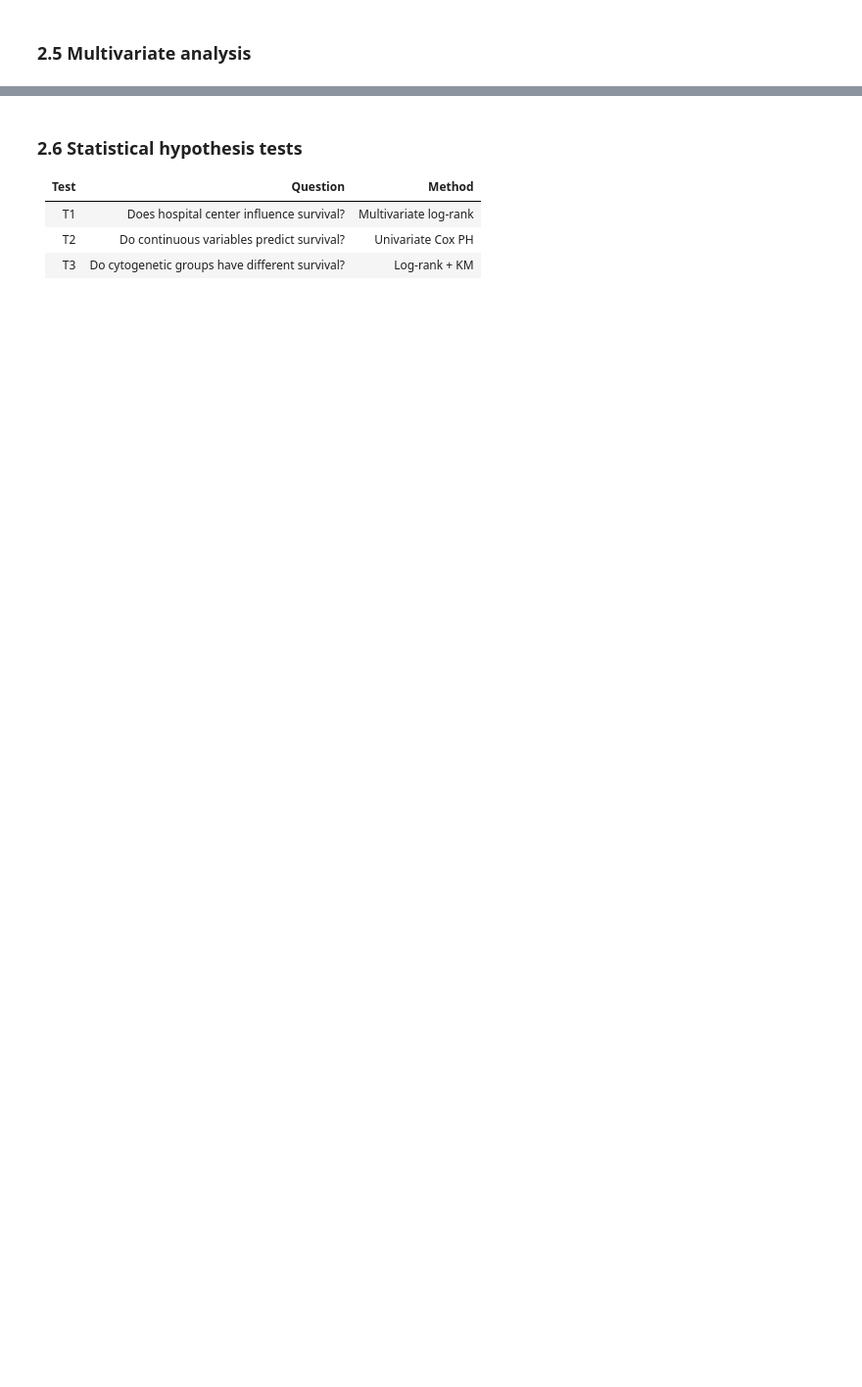
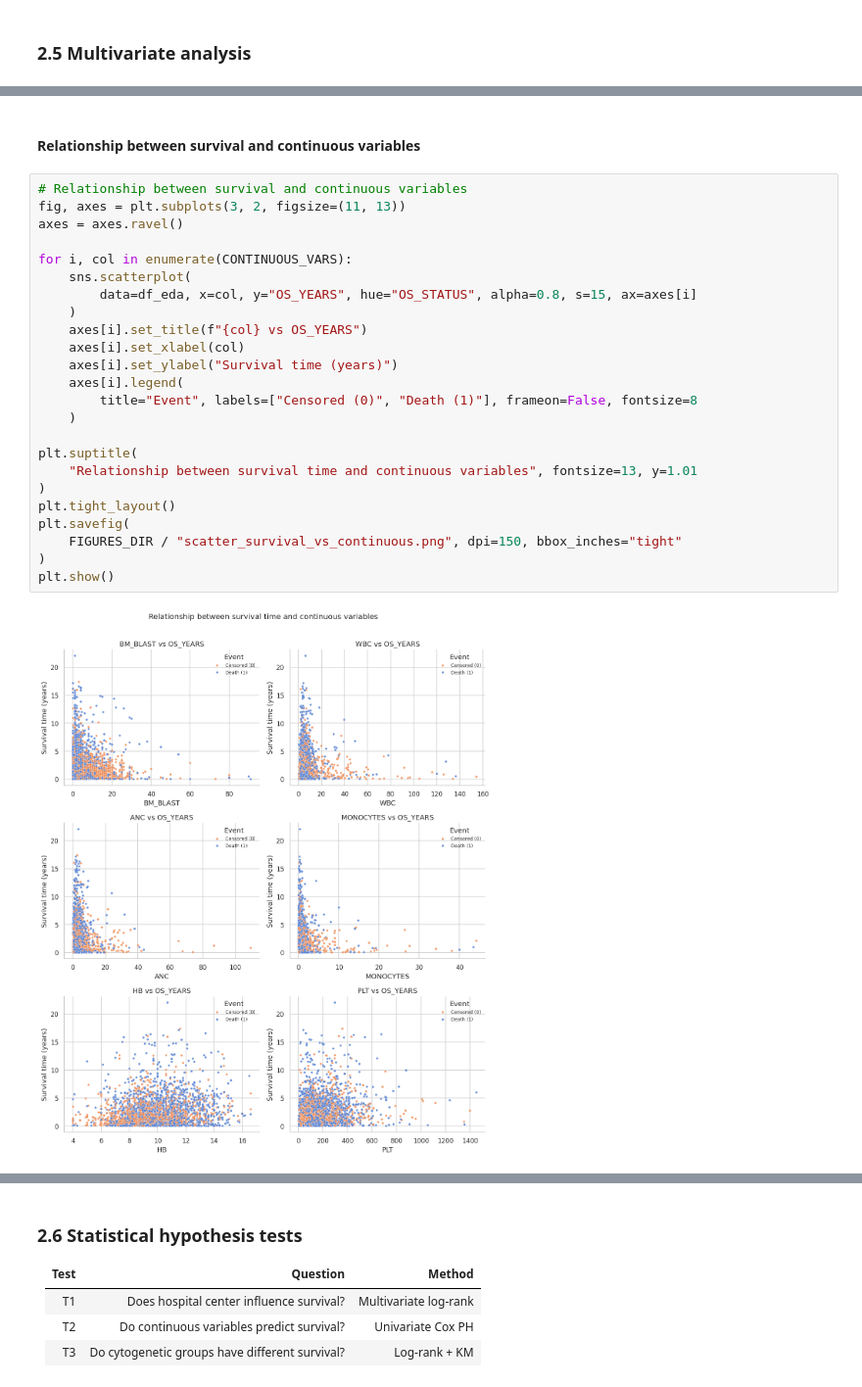
Before and after one commit to Amy1510/leukemia-survival-prediction, a Jupyter notebook: notebooks/survival_analysis.ipynb, the cells around one changed output, grey strips where cells are left out. Shown at 98% size. Saved outputs shown, nothing was run; the diff lists cells and outputs as text; blank space fills up the shorter version.

```diff
--- a/notebooks/survival_analysis.ipynb
+++ b/notebooks/survival_analysis.ipynb
@@ -177,0 +361,28 @@ print('BM_BLAST, HB, PLT: weakly correlated -- complementary signal.')
+# %% [markdown]
+#### Relationship between survival and continuous variables
+# %%
+# Relationship between survival and continuous variables
+fig, axes = plt.subplots(3, 2, figsize=(11, 13))
+axes = axes.ravel()
+
+for i, col in enumerate(CONTINUOUS_VARS):
+    sns.scatterplot(
+        data=df_eda, x=col, y="OS_YEARS", hue="OS_STATUS", alpha=0.8, s=15, ax=axes[i]
+    )
+    axes[i].set_title(f"{col} vs OS_YEARS")
+    axes[i].set_xlabel(col)
+    axes[i].set_ylabel("Survival time (years)")
+    axes[i].legend(
+        title="Event", labels=["Censored (0)", "Death (1)"], frameon=False, fontsize=8
+    )
+
+plt.suptitle(
+    "Relationship between survival time and continuous variables", fontsize=13, y=1.01
+)
+plt.tight_layout()
+plt.savefig(
+    FIGURES_DIR / "scatter_survival_vs_continuous.png", dpi=150, bbox_inches="tight"
+)
+plt.show()
+# %% [output]
+[figure, added]
```
Also changed, not shown: parts of 51 cells of this notebook, 12 other files.
